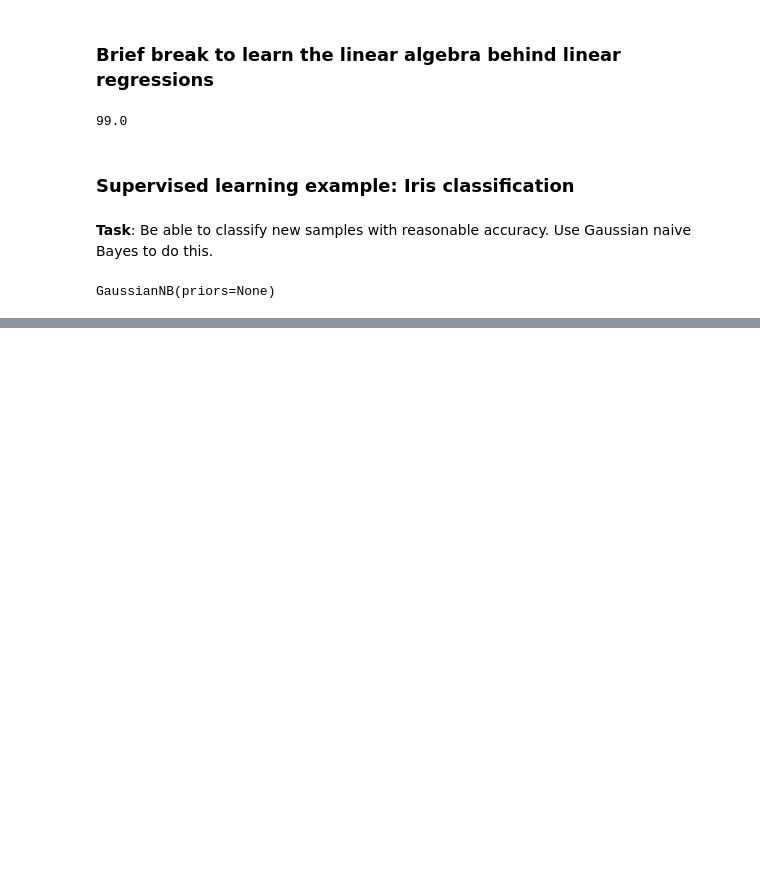
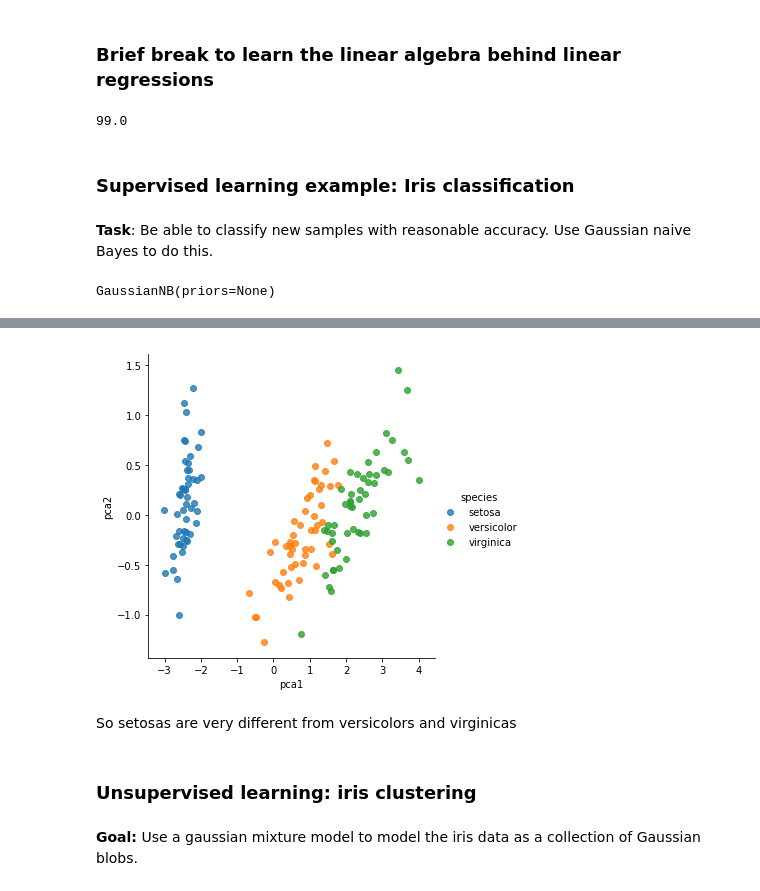
Before and after one commit to loftusa/General-Projects-And-Scripts, a Jupyter notebook: Learning/Book - Data Science Handbook/Scikit-learn/1 - Introducing-Scikit-learn.ipynb, the cells around one changed output, grey strips where cells are left out. Saved outputs shown, nothing was run; the diff lists cells and outputs as text; code cells hidden in the pictures; blank space fills up the shorter version.

```diff
--- a/Learning/Book - Data Science Handbook/Scikit-learn/1 - Introducing-Scikit-learn.ipynb
+++ b/Learning/Book - Data Science Handbook/Scikit-learn/1 - Introducing-Scikit-learn.ipynb
@@ -147,0 +152,6 @@ sum(results) / len(results)
+# %%
+# Make the model, give it 2 components as hyperparameters
+model = PCA(n_components=2)
+# %%
+# Fit to data
+model.fit(X_train, y_train)
@@ -147,0 +163,7 @@ sum(results) / len(results)
+# %%
+# Transform the fitted data
+pca1 = model.transform(X_iris)[:, 0]
+pca2 = model.transform(X_iris)[:, 1]
+# %%
+iris['pca1'] = pca1
+iris['pca2'] = pca2
@@ -147,0 +190,11 @@ sum(results) / len(results)
+# %%
+# Add the PCA results to the iris dataframe, plot
+sns.lmplot('pca1', 'pca2', hue='species', data=iris, fit_reg=False);
+# %% [output]
+[figure, added]
+# %% [markdown]
+So setosas are very different from versicolors and virginicas
+# %% [markdown]
+### Unsupervised learning: iris clustering
+# %% [markdown]
+**Goal:** Use a gaussian mixture model to model the iris data as a collection of Gaussian blobs.
```
Also changed, not shown: parts of 22 cells of this notebook, 4 other files.
